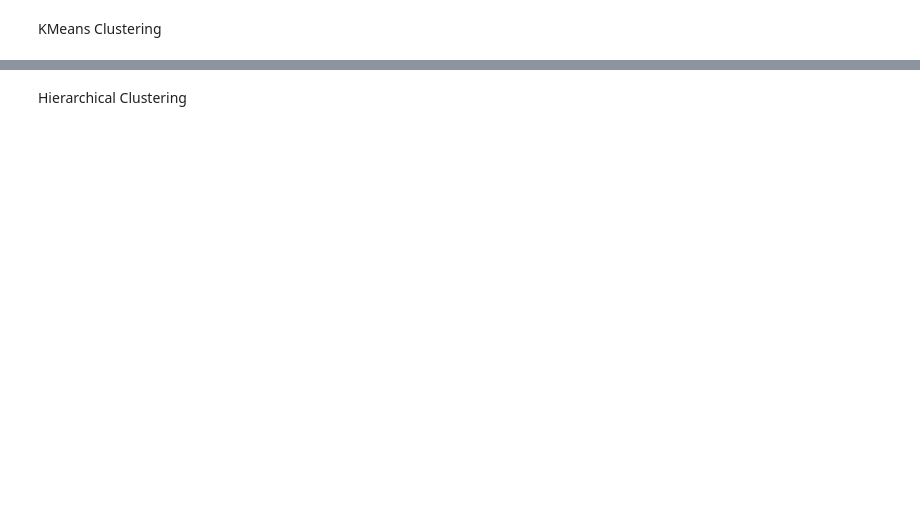
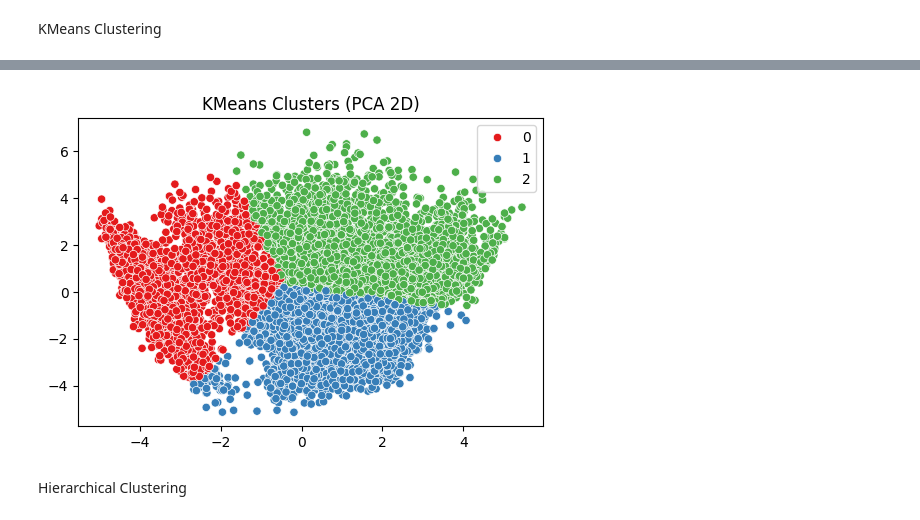
Before and after one commit to Sunmathi-A77/CreditCard-Clustering, a Jupyter notebook: creditcard.ipynb, the cells around one changed output, grey strips where cells are left out. Cells and saved outputs as stored; diff of their text form; code cells hidden in the pictures; blank space fills up the shorter version.

```diff
--- a/creditcard.ipynb
+++ b/creditcard.ipynb
@@ -229,3 +277,10 @@ KMeans_Cluster
+# %%
+plt.figure(figsize=(6,4))
+sns.scatterplot(x=X_pca[:,0], y=X_pca[:,1], hue=kmeans_labels, palette="Set1")
+plt.title("KMeans Clusters (PCA 2D)")
+plt.show()
+# %% [output]
+[figure, added]
 # %% [markdown]
 Hierarchical Clustering
 # %%
```
Also changed, not shown: parts of 24 cells of this notebook, 1 other file.
